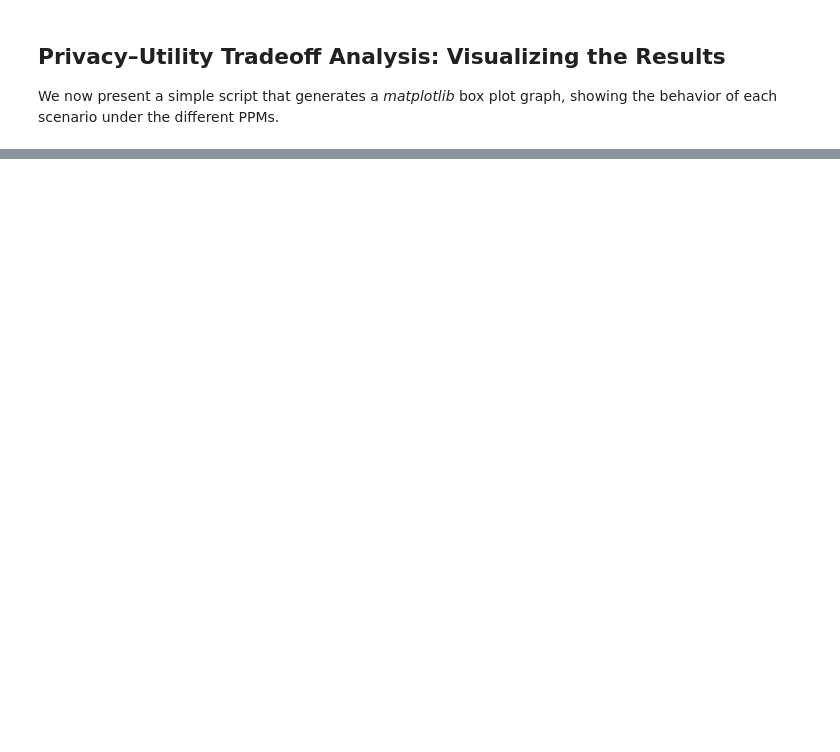
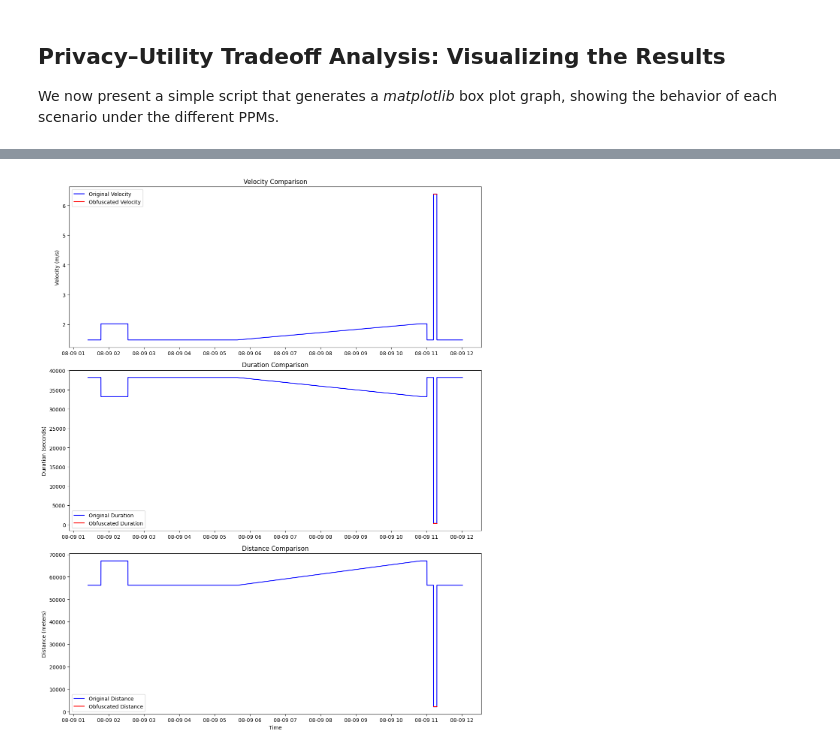
Before and after one commit to TrangHuyenLe/privkit-tutorials, a Jupyter notebook: Velocity-Aware Geo-indistinguishability Multi-Modal Transportation.ipynb, the cells around one changed output, grey strips where cells are left out. Cells and saved outputs as stored; diff of their text form; code cells hidden in the pictures; blank space fills up the shorter version.

```diff
--- a/Velocity-Aware Geo-indistinguishability Multi-Modal Transportation.ipynb
+++ b/Velocity-Aware Geo-indistinguishability Multi-Modal Transportation.ipynb
@@ -356,13 +318 @@ def load_obfuscated_data(transport_modes, scenarios, ppms, base_folder, file_pre
     return data_dict
-# %%
-# Define base_folder and file_prefix
-base_folder = constants.output_folder  # Assuming constants.output_folder is the correct base folder
-file_prefix = file
-# --- Load the obfuscated data ---
-data_dict = load_obfuscated_data(transport_modes, scenarios, ppms, base_folder, file_prefix)
-
-# --- Process each scenario ---
-for scenario in scenarios:
-    for ppm in ppms:
-        location_data = data_dict[scenario].get(ppm)
-        plot_transport_statistics(location_data, scenario, ppm)
@@ -525,0 +683,7 @@ for transport_mode in transport_modes:
+# %%
+# --- Calculate velocity, duration, and distance for the original data for this particular usecase ---
+orig_traj = original_data.data[(original_data.data['uid'] == uid) & (original_data.data['tid'] == tid)]
+orig_user_stats, orig_transport_stats, orig_traj = compute_mobility_metrics(orig_traj)
+# --- Calculate velocity, duration, and distance for the obfuscated data for this particular usecase ---
+obf_traj = obfuscated_data[(obfuscated_data['uid'] == uid) & (obfuscated_data['tid'] == tid)]
+obf_user_stats, obf_transport_stats, obf_traj = compute_mobility_metrics(obf_traj)
@@ -525,0 +727,40 @@ for transport_mode in transport_modes:
+# %%
+# --- Plotting the velocity, duration, and distance for original and obfuscated data ---
+def plot_velocity_duration_distance(orig_traj, obf_traj):
+    """
+    Plot the velocity, duration, and distance for original and obfuscated trajectories.
+
+    Parameters:
+        - orig_traj: DataFrame with original trajectory data.
+        - obf_traj: DataFrame with obfuscated trajectory data.
+    """
+    fig, axs = plt.subplots(3, 1, figsize=(12, 15))
+
+    # Plot Velocity
+    axs[0].plot(orig_traj['datetime'], orig_traj['velocity'], label='Original Velocity', color='blue')
+    axs[0].plot(obf_traj['datetime'], obf_traj['velocity'], label='Obfuscated Velocity', color='red')
+    axs[0].set_title('Velocity Comparison')
+    axs[0].set_ylabel('Velocity (m/s)')
+    axs[0].legend()
+
+    # Plot Duration
+    axs[1].plot(orig_traj['datetime'], orig_traj['duration'], label='Original Duration', color='blue')
+    axs[1].plot(obf_traj['datetime'], obf_traj['duration'], label='Obfuscated Duration', color='red')
+    axs[1].set_title('Duration Comparison')
+    axs[1].set_ylabel('Duration (seconds)')
+    axs[1].legend()
+
+    # Plot Distance
+    axs[2].plot(orig_traj['datetime'], orig_traj['distance'], label='Original Distance', color='blue')
+    axs[2].plot(obf_traj['datetime'], obf_traj['distance'], label='Obfuscated Distance', color='red')
+    axs[2].set_title('Distance Comparison')
+    axs[2].set_ylabel('Distance (meters)')
+    axs[2].legend()
+
+    plt.xlabel('Time')
+    plt.tight_layout()
+    plt.show()
+# --- Example usage of plot_velocity_duration_distance function ---
+plot_velocity_duration_distance(orig_traj, obf_traj)
+# %% [output]
+[figure, added]
```
Also changed, not shown: parts of 18 cells of this notebook.
